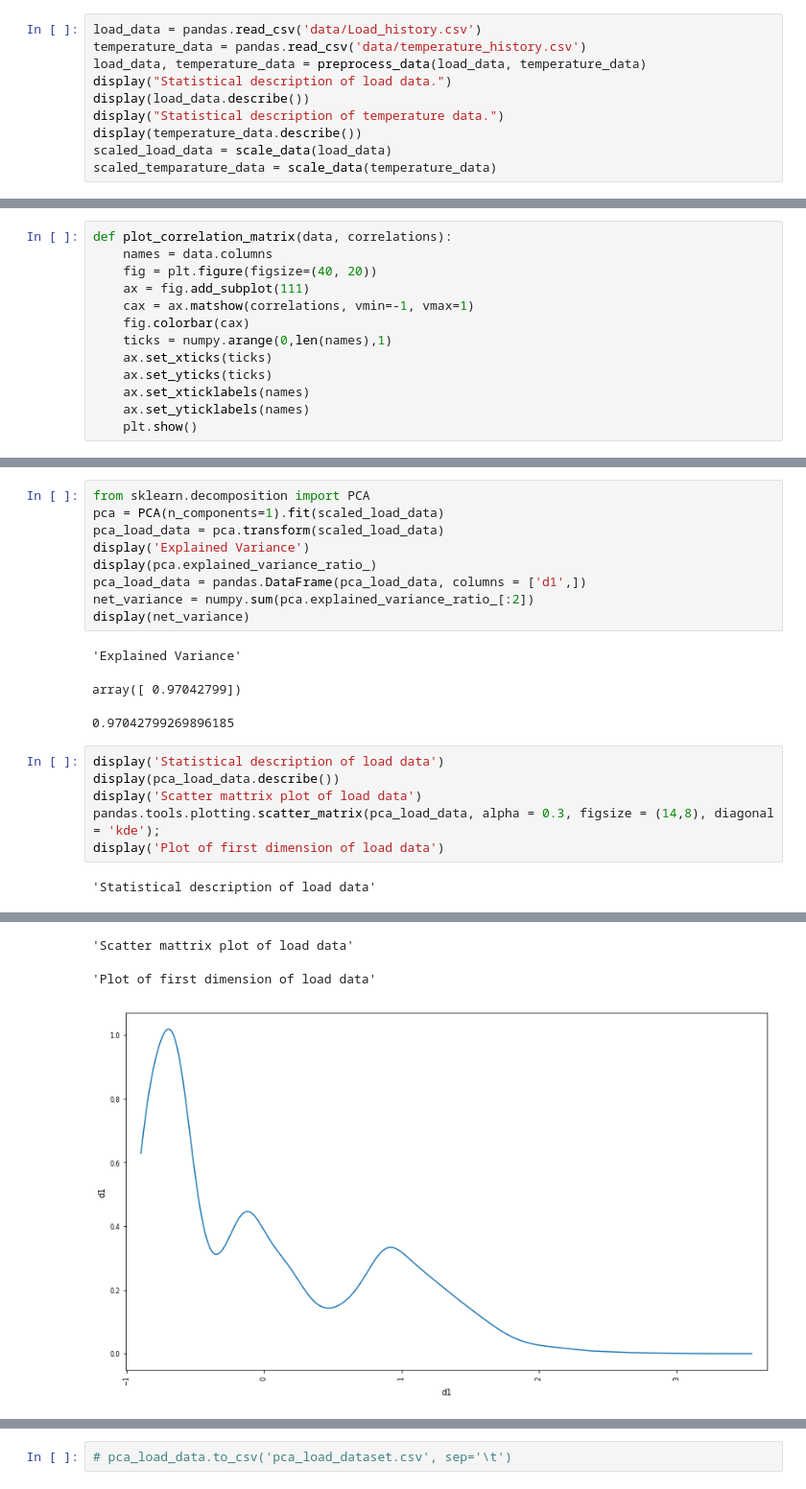
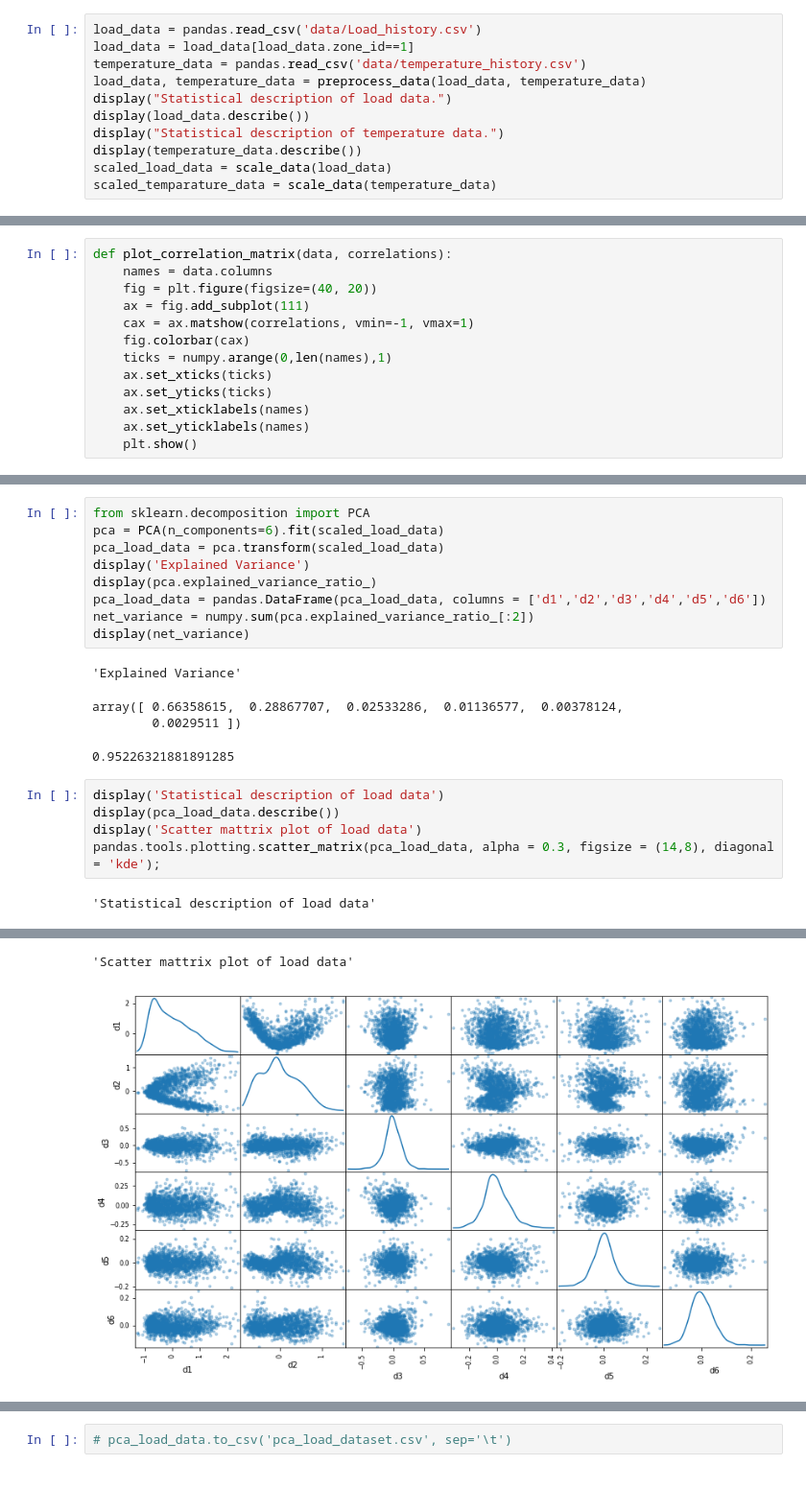
Before and after one commit to Prakash2403/SIH-2k18, a Jupyter notebook: Analysis.ipynb, the cells around one changed output, grey strips where cells are left out. Shown at 96% size. Drawn from its saved outputs; the diff is of its cells as text.

```diff
--- a/Analysis.ipynb
+++ b/Analysis.ipynb
@@ -25,6 +25,7 @@ def scale_data(data):
     return temp_data
 # %%
 load_data = pandas.read_csv('data/Load_history.csv')
+load_data = load_data[load_data.zone_id==1]
 temperature_data = pandas.read_csv('data/temperature_history.csv')
 load_data, temperature_data = preprocess_data(load_data, temperature_data)
 display("Statistical description of load data.")
@@ -88,21 +89,21 @@ array([  2.32078424e+01,   6.18500226e-01,   7.03649313e-02,
 # %%
 from sklearn.decomposition import PCA
-pca = PCA(n_components=1).fit(scaled_load_data)
+pca = PCA(n_components=6).fit(scaled_load_data)
 pca_load_data = pca.transform(scaled_load_data)
 display('Explained Variance')
 display(pca.explained_variance_ratio_)
-pca_load_data = pandas.DataFrame(pca_load_data, columns = ['d1',])
+pca_load_data = pandas.DataFrame(pca_load_data, columns = ['d1','d2','d3','d4','d5','d6'])
 net_variance = numpy.sum(pca.explained_variance_ratio_[:2])
 display(net_variance)
 # %% [output]
 'Explained Variance'
-array([ 0.97042799])
+array([ 0.66358615,  0.28867707,  0.02533286,  0.01136577,  0.00378124,
+        0.0029511 ])
-0.97042799269896185
+0.95226321881891285
 # %%
 display('Statistical description of load data')
 display(pca_load_data.describe())
 display('Scatter mattrix plot of load data')
 pandas.tools.plotting.scatter_matrix(pca_load_data, alpha = 0.3, figsize = (14,8), diagonal = 'kde');
-display('Plot of first dimension of load data')
 # %% [output]
 'Statistical description of load data'
@@ -118,3 +119,2 @@ display('Plot of first dimension of load data')
 'Scatter mattrix plot of load data'
-'Plot of first dimension of load data'
-[figure, old version]
+[figure, new version]
```
Also changed, not shown: parts of 11 cells of this notebook.
